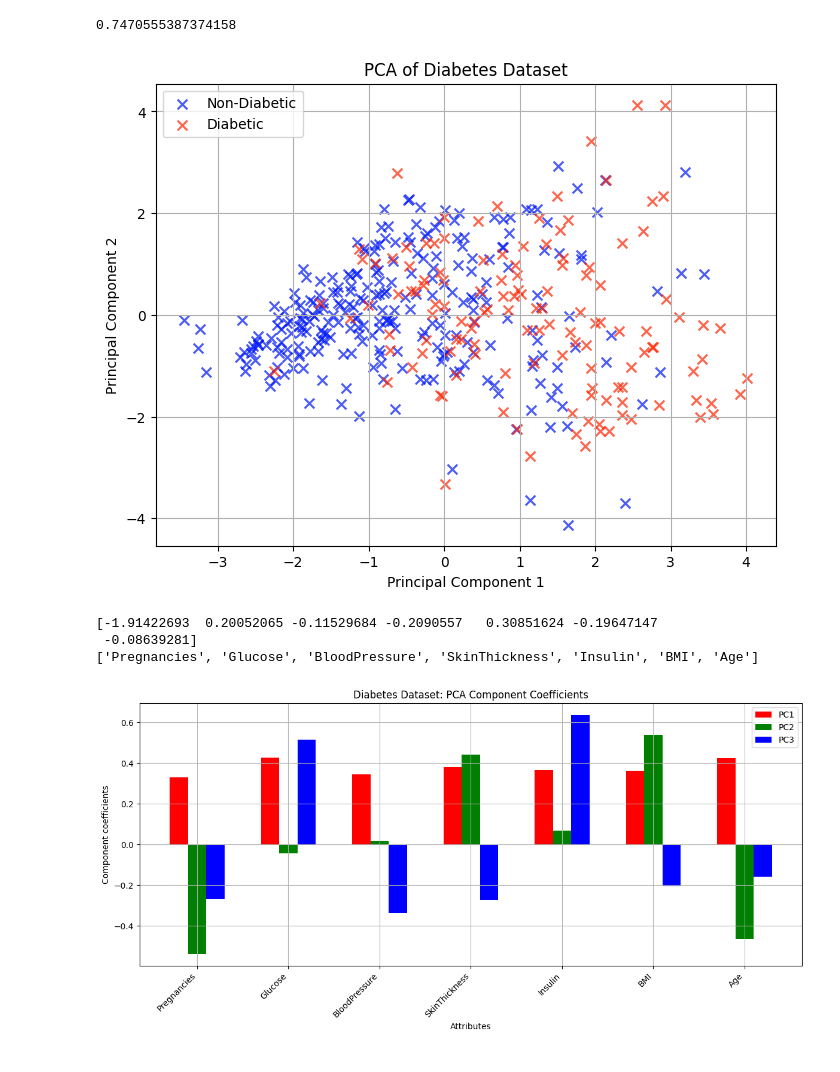
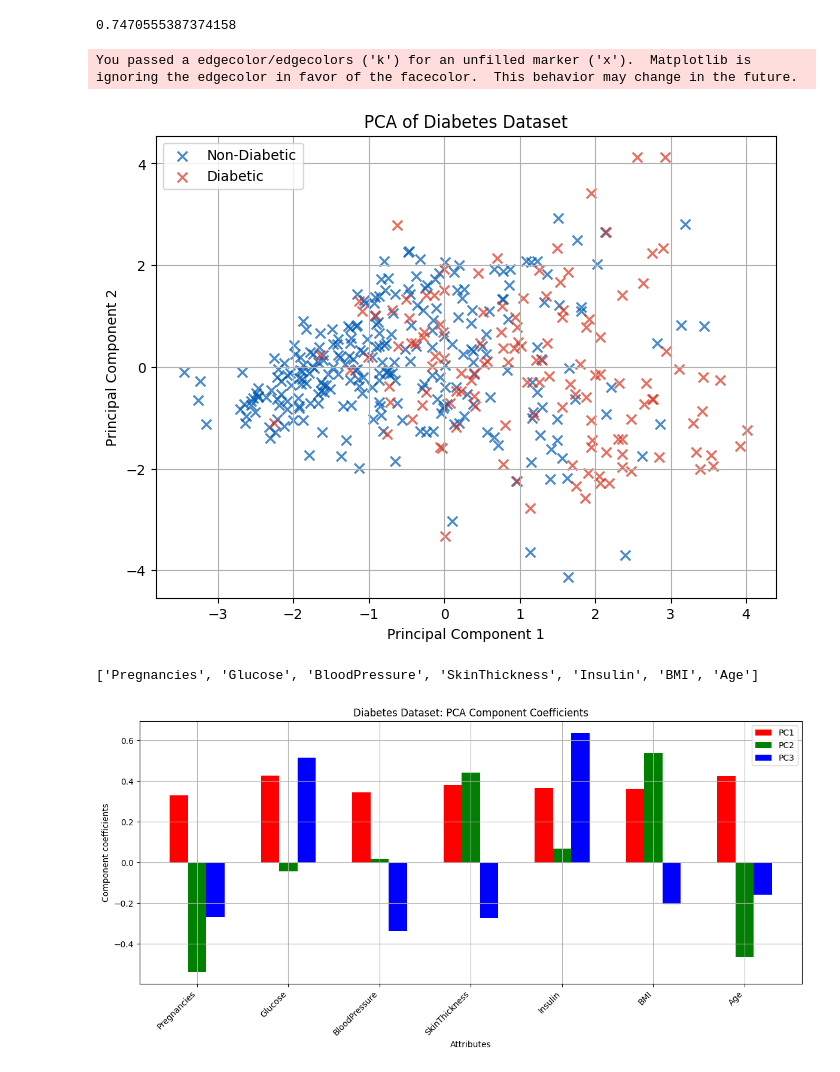
Before and after one commit to NicholasBorch/ML-02450project1, a Jupyter notebook: Data_analysis_diabetes.ipynb, the cells around one changed output. Saved outputs shown, nothing was run; the diff lists cells and outputs as text; code cells hidden in the pictures.

```diff
--- a/Data_analysis_diabetes.ipynb
+++ b/Data_analysis_diabetes.ipynb
@@ -135,26 +127,24 @@ sum(pca.explained_variance_ratio_[:3])
 # %%
 plt.figure(figsize=(8, 6))
 
-for outcome, color in zip([0, 1], ["#0018F9","#FF2400"]):
+for outcome, color in zip([0, 1], ["#005AB5","#DC3220"]):
     indicesToKeep = new_df['Outcome'] == outcome
     plt.scatter(principalDf.loc[indicesToKeep, 'principal component 1'],
                 principalDf.loc[indicesToKeep, 'principal component 2'],
                 c=color, edgecolor='k', alpha=0.7, s=50, marker='x',
                 label=('Non-Diabetic' if outcome == 0 else 'Diabetic'))
 
 plt.xlabel('Principal Component 1')
 plt.ylabel('Principal Component 2')
 plt.title('PCA of Diabetes Dataset')
 plt.grid(True)
 plt.legend()
 plt.show()
-print(principalComponents[0])
 print(features)
 # %% [output]
+You passed a edgecolor/edgecolors ('k') for an unfilled marker ('x').  Matplotlib is ignoring the edgecolor in favor of the facecolor.  This behavior may change in the future.
-[figure, old version]
+[figure, new version]
-[-1.91422693  0.20052065 -0.11529684 -0.2090557   0.30851624 -0.19647147
- -0.08639281]
-['Pregnancies', 'Glucose', 'BloodPressure', 'SkinThickness', 'Insulin', 'BMI', 'Age']
+['Pregnancies', 'Glucose', 'BloodPressure', 'SkinThickness', 'Insulin', 'BMI', 'Age']
 # %%
 Y = x - np.ones((x.shape[0], 1)) * x.mean(0)
 U, S, Vh = svd(Y, full_matrices=False)
```
Also changed, not shown: parts of 2 cells of this notebook.
